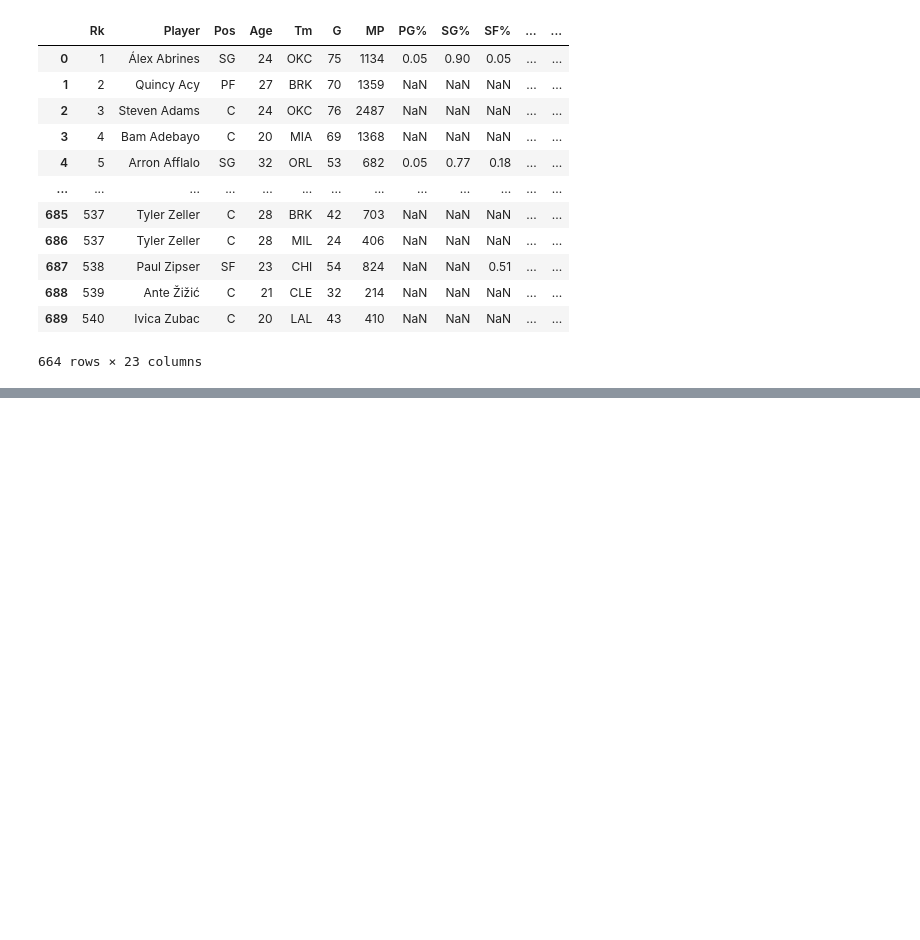
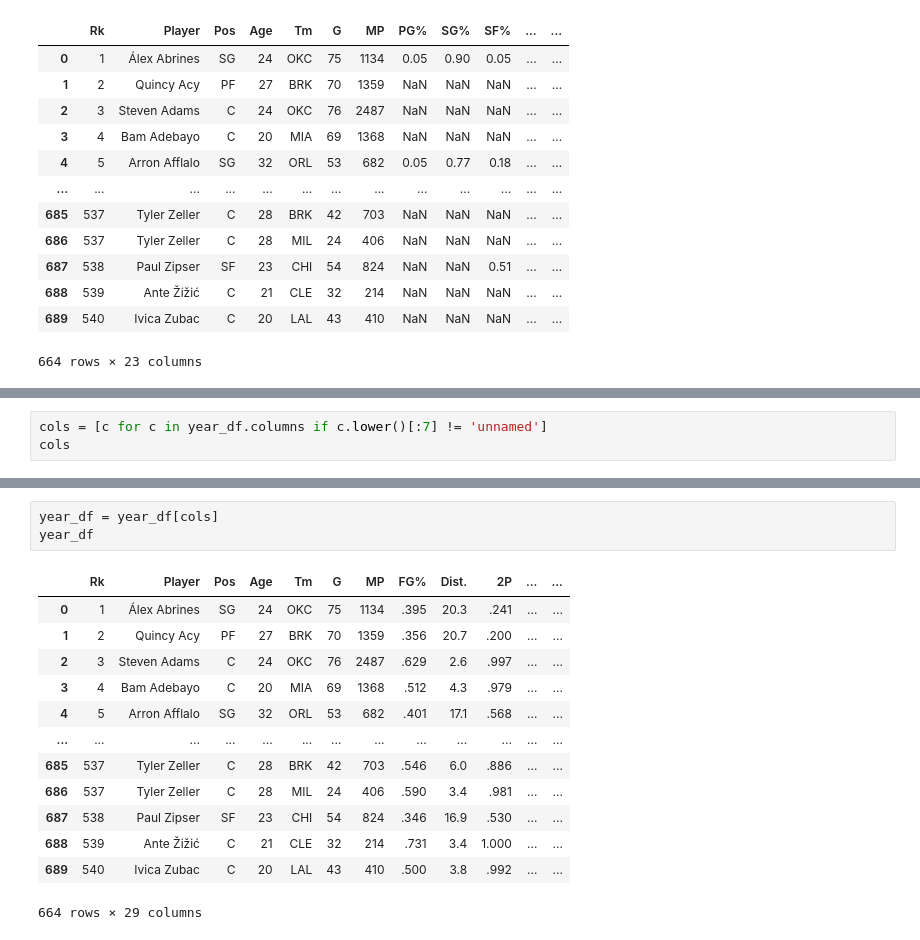
Before and after one commit to pnisenson/NBA-Player-Statistics, a Jupyter notebook: Type Testing.ipynb, the cells around one changed output, grey strips where cells are left out. Cells and saved outputs as stored; diff of their text form; blank space fills up the shorter version.

```diff
--- a/Type Testing.ipynb
+++ b/Type Testing.ipynb
@@ -204,0 +232,3 @@ year_df
+# %%
+cols = [c for c in year_df.columns if c.lower()[:7] != 'unnamed']
+cols
@@ -204,0 +253,17 @@ year_df
+# %%
+year_df = year_df[cols]
+year_df
+# %% [output]
+|  | Rk | Player | Pos | Age | Tm | G | MP | FG% | Dist. | 2P | ... | ... |
+| 0 | 1 | Álex Abrines | SG | 24 | OKC | 75 | 1134 | .395 | 20.3 | .241 | ... | ... |
+| 1 | 2 | Quincy Acy | PF | 27 | BRK | 70 | 1359 | .356 | 20.7 | .200 | ... | ... |
+| 2 | 3 | Steven Adams | C | 24 | OKC | 76 | 2487 | .629 | 2.6 | .997 | ... | ... |
+| 3 | 4 | Bam Adebayo | C | 20 | MIA | 69 | 1368 | .512 | 4.3 | .979 | ... | ... |
+| 4 | 5 | Arron Afflalo | SG | 32 | ORL | 53 | 682 | .401 | 17.1 | .568 | ... | ... |
+| ... | ... | ... | ... | ... | ... | ... | ... | ... | ... | ... | ... | ... |
+| 685 | 537 | Tyler Zeller | C | 28 | BRK | 42 | 703 | .546 | 6.0 | .886 | ... | ... |
+| 686 | 537 | Tyler Zeller | C | 28 | MIL | 24 | 406 | .590 | 3.4 | .981 | ... | ... |
+| 687 | 538 | Paul Zipser | SF | 23 | CHI | 54 | 824 | .346 | 16.9 | .530 | ... | ... |
+| 688 | 539 | Ante Žižić | C | 21 | CLE | 32 | 214 | .731 | 3.4 | 1.000 | ... | ... |
+| 689 | 540 | Ivica Zubac | C | 20 | LAL | 43 | 410 | .500 | 3.8 | .992 | ... | ... |
+664 rows × 29 columns
```
Also changed, not shown: parts of 12 cells of this notebook, 8 other files.
